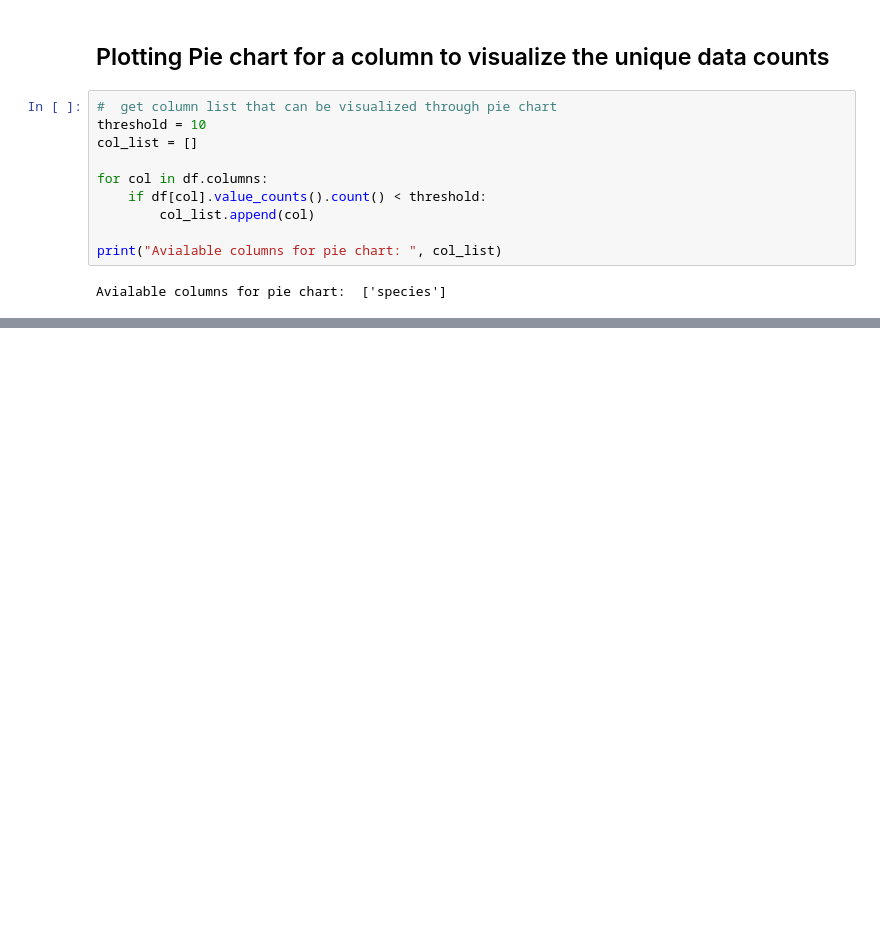
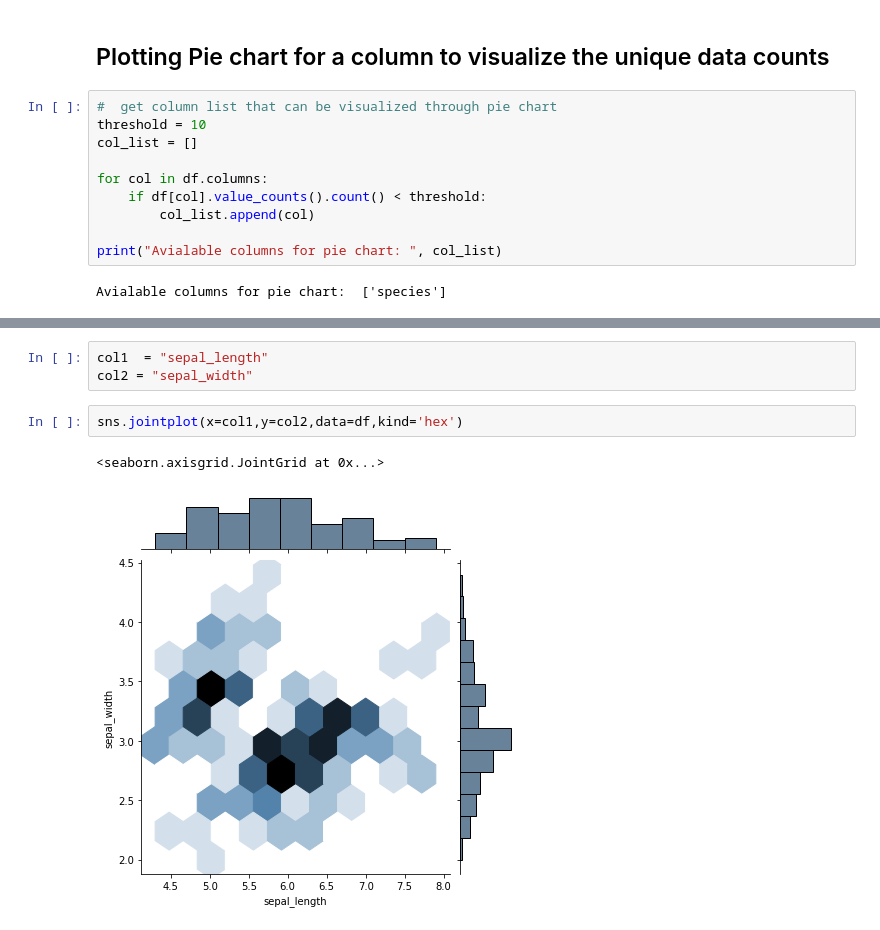
Before and after one commit to rahul-agrawal-99/tech, a Jupyter notebook: DataScience/Data_visualization.ipynb, the cells around one changed output, grey strips where cells are left out. Saved outputs shown, nothing was run; the diff lists cells and outputs as text; blank space fills up the shorter version.

Commit message:
data science

```diff
--- a/DataScience/Data_visualization.ipynb
+++ b/DataScience/Data_visualization.ipynb
@@ -138,0 +145,8 @@ plt.show()
+# %%
+col1  = "sepal_length"
+col2 = "sepal_width"
+# %%
+sns.jointplot(x=col1,y=col2,data=df,kind='hex')
+# %% [output]
+<seaborn.axisgrid.JointGrid at 0x...>
+[figure, added]
```
Also changed, not shown: parts of 31 cells of this notebook, 2 other files.
